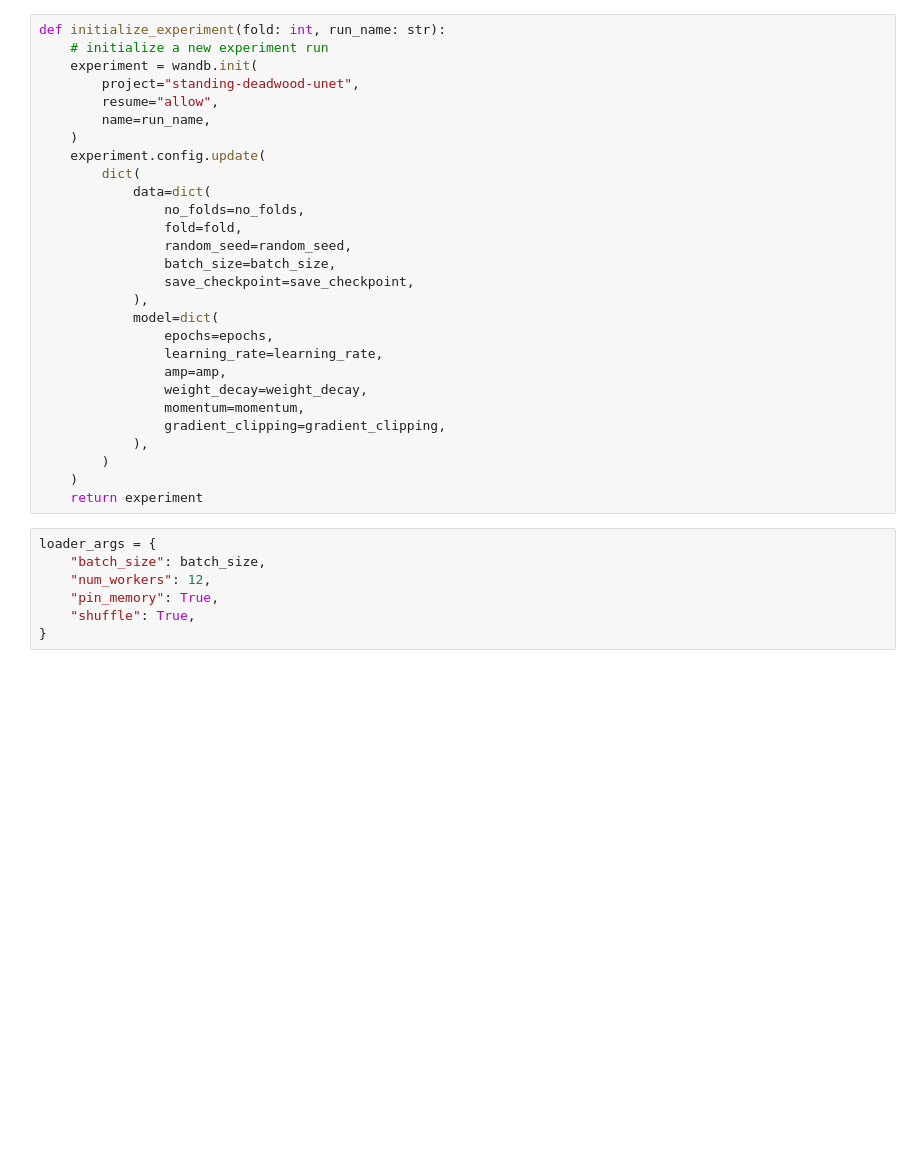
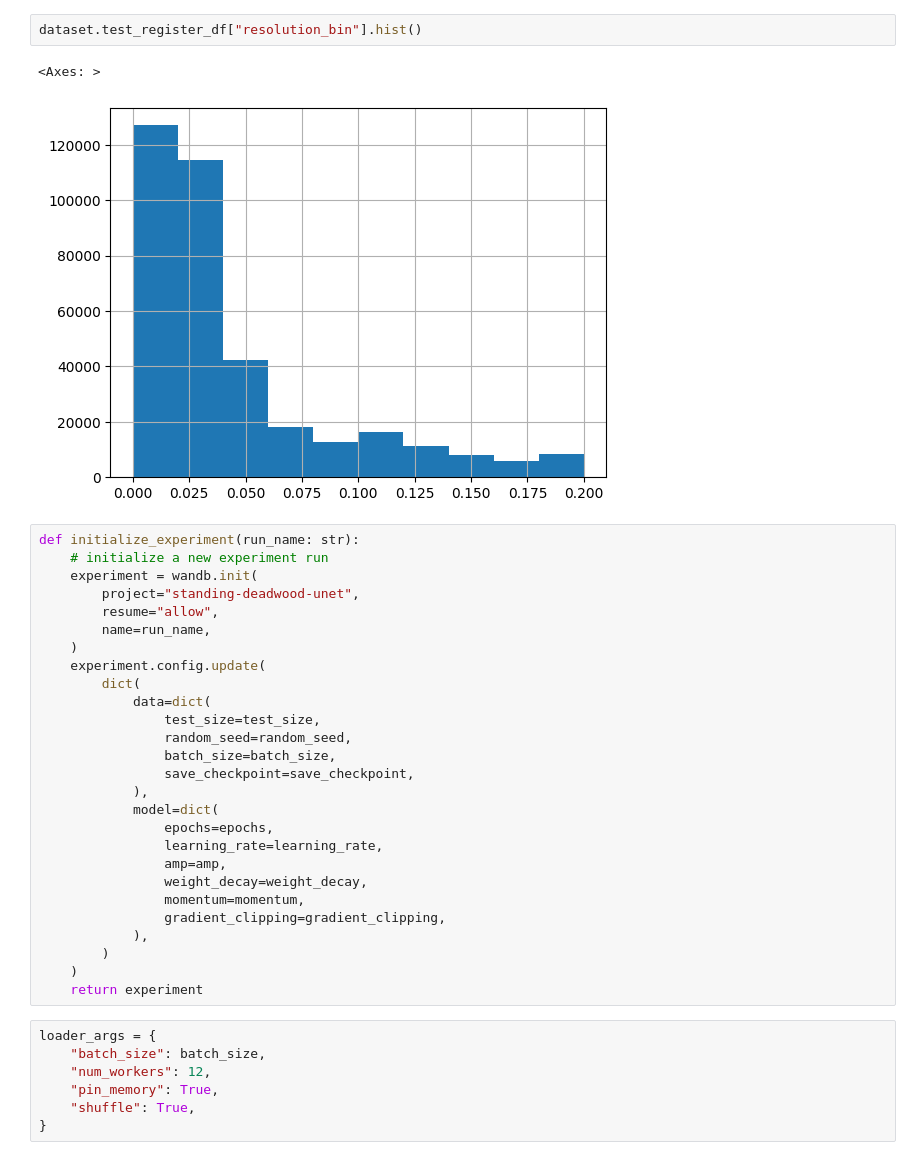
Before and after one commit to jmoeh/standing-deadwood, a Jupyter notebook: notebooks/04_train_model.ipynb, the cells around one changed output. Cells and saved outputs as stored; diff of their text form; blank space fills up the shorter version.

```diff
--- a/notebooks/04_train_model.ipynb
+++ b/notebooks/04_train_model.ipynb
@@ -49,5 +72,10 @@ dataset = DeadwoodDataset(
+# %%
+dataset.test_register_df["resolution_bin"].hist()
+# %% [output]
+<Axes: >
+[figure, added]
 # %%
-def initialize_experiment(fold: int, run_name: str):
+def initialize_experiment(run_name: str):
     # initialize a new experiment run
     experiment = wandb.init(
         project="standing-deadwood-unet",
@@ -57,8 +85,7 @@ def initialize_experiment(fold: int, run_name: str):
     experiment.config.update(
         dict(
             data=dict(
-                no_folds=no_folds,
-                fold=fold,
+                test_size=test_size,
                 random_seed=random_seed,
                 batch_size=batch_size,
                 save_checkpoint=save_checkpoint,
```
Also changed, not shown: parts of 10 cells of this notebook, 5 other files.
